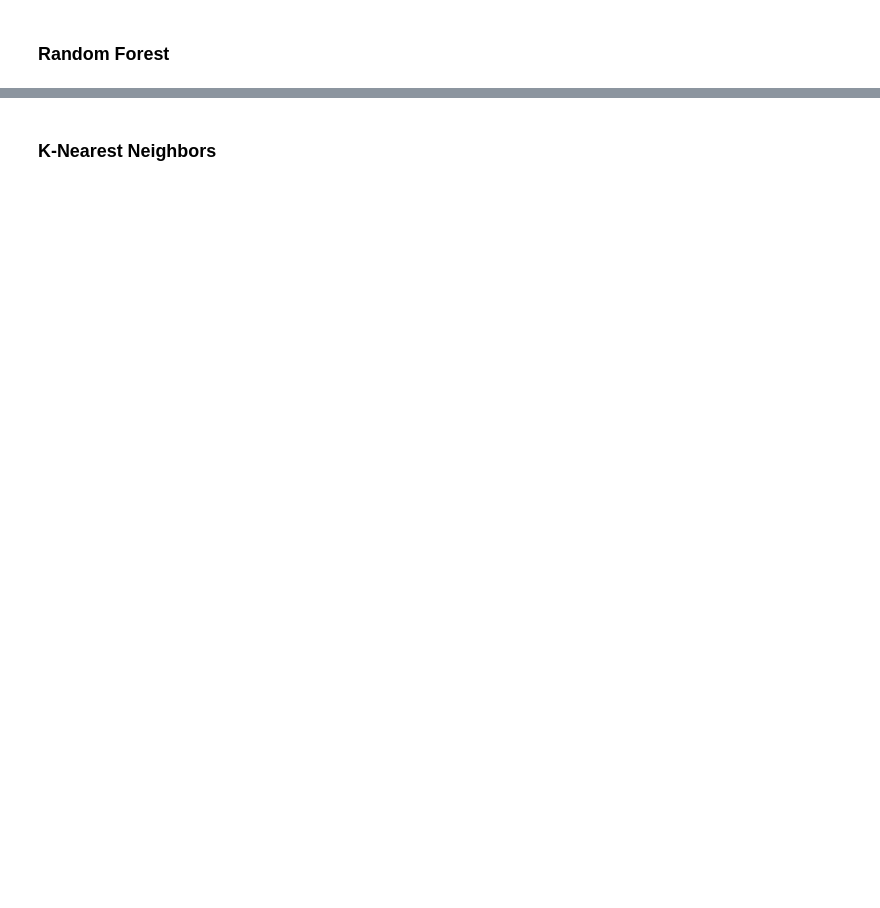
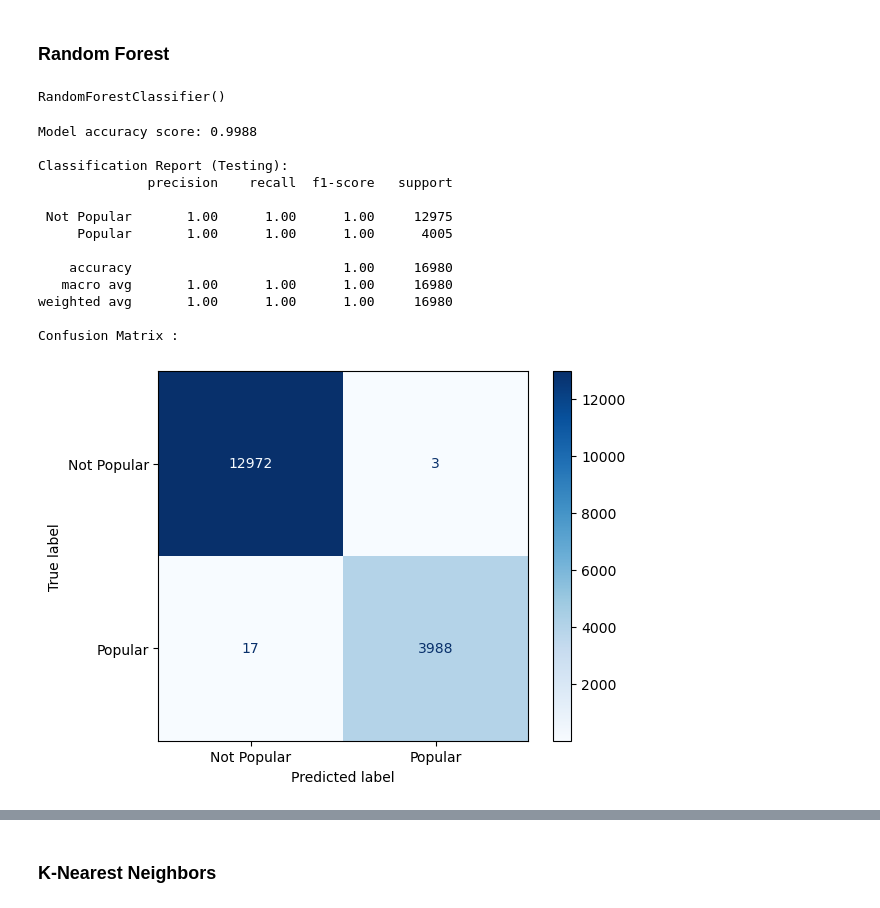
Before and after one commit to xiaolin-m/ECS171_BopOrFlop, a Jupyter notebook: data_preprocessing_and_models.ipynb, the cells around one changed output, grey strips where cells are left out. Cells and saved outputs as stored; diff of their text form; code cells hidden in the pictures; blank space fills up the shorter version.

```diff
--- a/data_preprocessing_and_models.ipynb
+++ b/data_preprocessing_and_models.ipynb
@@ -179,11 +213,42 @@ rf_model = RandomForestClassifier()
 
 # fit model to data
 rf_model.fit(X_train, y_train)
-
-# get predicted data based on model
-y_pred = rf_model.predict(X_test)
+# %% [output]
+RandomForestClassifier()
 # %%
 # take best model (random forest) and convert it to be used for frontend interface
 import pickle
 pickle.dump(rf_model, open('model.pkl', 'wb'))
+# %%
+# outputs model's classification report and confusion matrix for training data
+
+y_pred = rf_model.predict(X_train)
+
+rf_acc = accuracy_score(y_train, y_pred)
+labels = ['Not Popular', 'Popular']
+print('Model accuracy score: {0:0.4f}'. format(accuracy_score(y_train, y_pred)))
+print('\nClassification Report (Testing):')
+report = classification_report(y_train, y_pred, target_names=labels)
+print(report)
+
+print('Confusion Matrix :')
+cm = metrics.confusion_matrix(y_train, y_pred)
+cm_display = metrics.ConfusionMatrixDisplay(confusion_matrix=cm, display_labels=labels)
+cm_display.plot(cmap='Blues', values_format='d')
+plt.show()
+# %% [output]
+Model accuracy score: 0.9988
+
+Classification Report (Testing):
+              precision    recall  f1-score   support
+
+ Not Popular       1.00      1.00      1.00     12975
+     Popular       1.00      1.00      1.00      4005
+
+    accuracy                           1.00     16980
+   macro avg       1.00      1.00      1.00     16980
+weighted avg       1.00      1.00      1.00     16980
+
+Confusion Matrix :
+[figure, added]
 # %%
```
Also changed, not shown: parts of 12 cells of this notebook.
